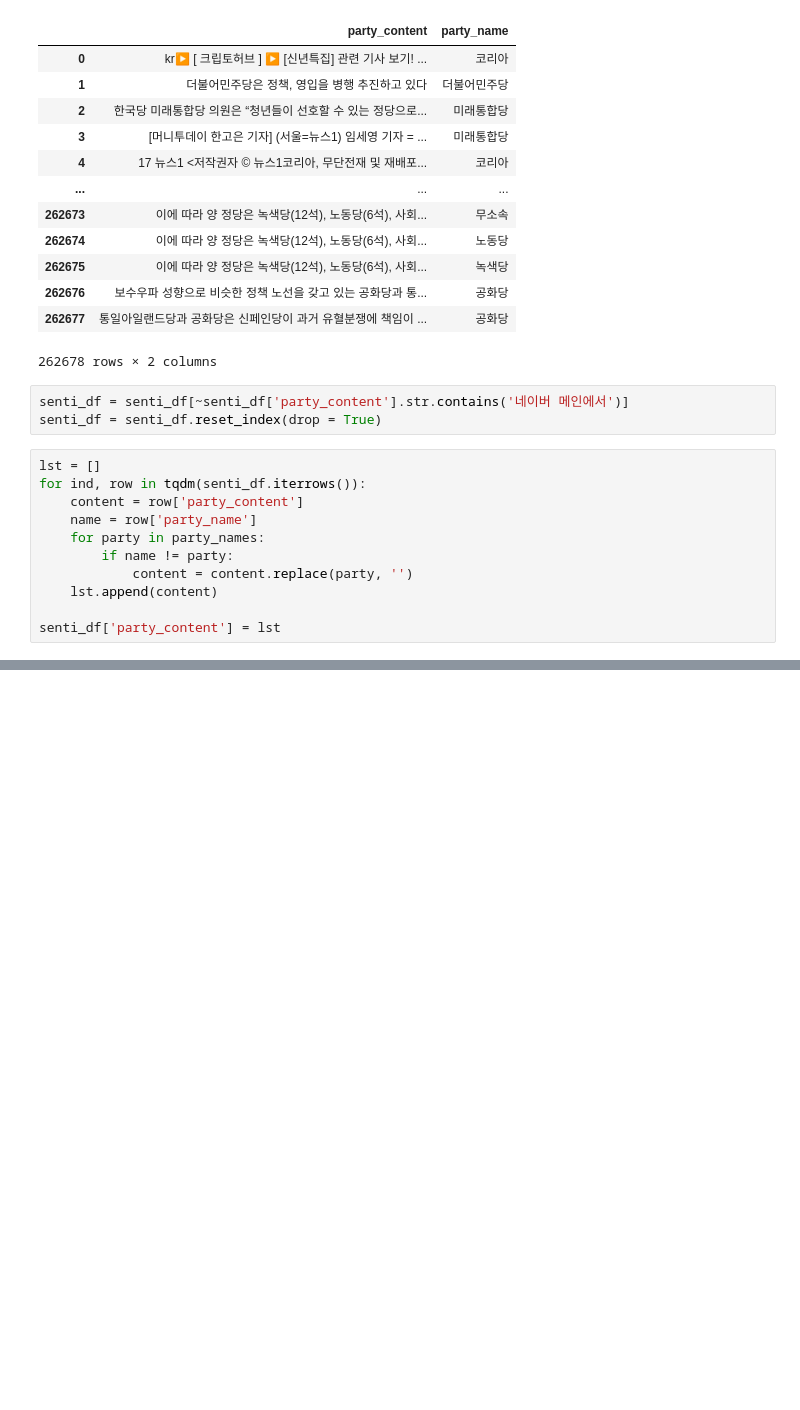
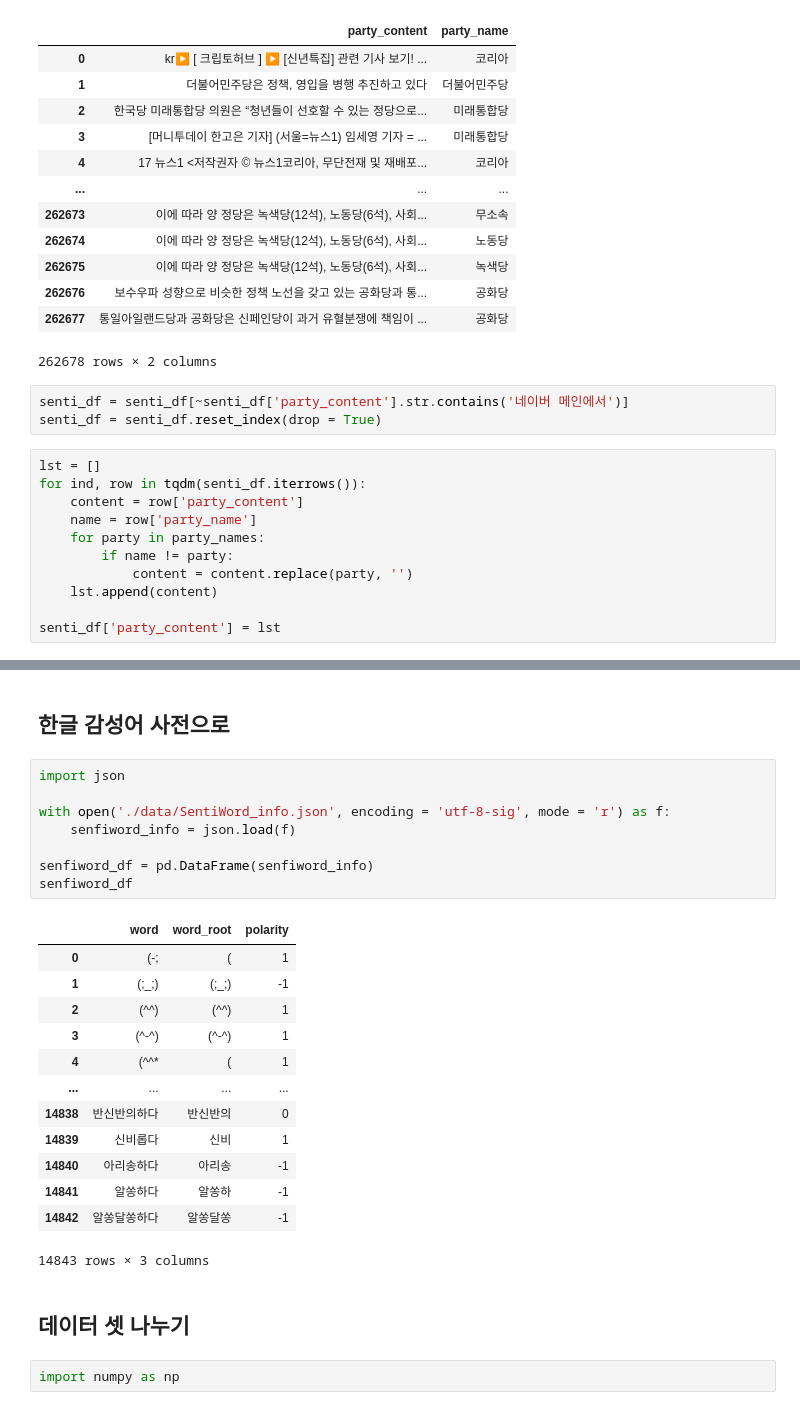
Before and after one commit to dbfla3831/STUDY, a Jupyter notebook: project/선거예측/news_2020_긍정부정_한글사전.ipynb, the cells around one changed output, grey strips where cells are left out. Cells and saved outputs as stored; diff of their text form; blank space fills up the shorter version.

```diff
--- a/project/선거예측/news_2020_당_후보_변경_긍정부정.ipynb
+++ b/project/선거예측/news_2020_긍정부정_한글사전.ipynb
@@ -556,0 +431,28 @@ senti_df.to_excel('./data/긍정부정_최종.xlsx', index = False)
+# %% [markdown]
+## 한글 감성어 사전으로
+# %%
+import json
+
+with open('./data/SentiWord_info.json', encoding = 'utf-8-sig', mode = 'r') as f:
+    senfiword_info = json.load(f)
+
+senfiword_df = pd.DataFrame(senfiword_info)
+senfiword_df
+# %% [output]
+|  | word | word_root | polarity |
+| 0 | (-; | ( | 1 |
+| 1 | (;_;) | (;_;) | -1 |
+| 2 | (^^) | (^^) | 1 |
+| 3 | (^-^) | (^-^) | 1 |
+| 4 | (^^* | ( | 1 |
+| ... | ... | ... | ... |
+| 14838 | 반신반의하다 | 반신반의 | 0 |
+| 14839 | 신비롭다 | 신비 | 1 |
+| 14840 | 아리송하다 | 아리송 | -1 |
+| 14841 | 알쏭하다 | 알쏭하 | -1 |
+| 14842 | 알쏭달쏭하다 | 알쏭달쏭 | -1 |
+14843 rows × 3 columns
+# %% [markdown]
+## 데이터 셋 나누기
+# %%
+import numpy as np
```
Also changed, not shown: parts of 38 cells of this notebook, 14 other files.
